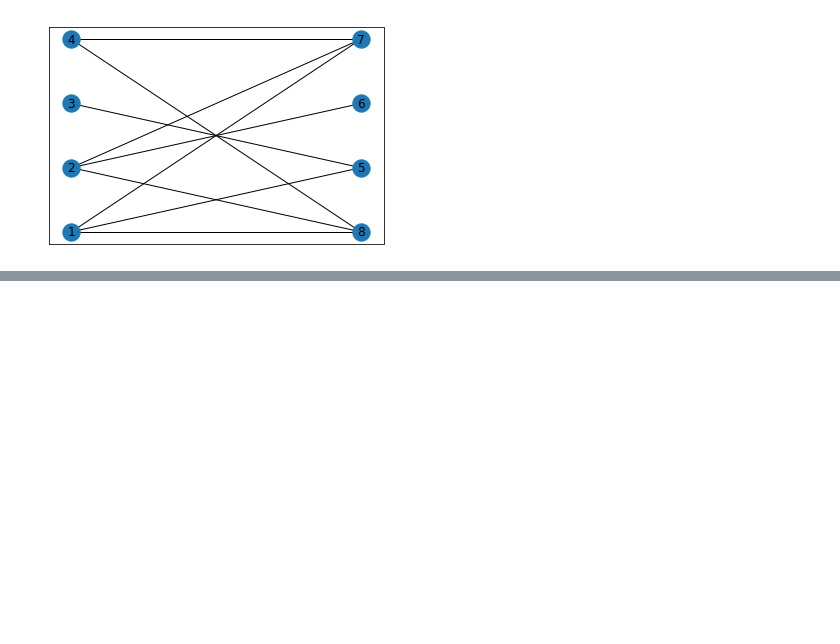
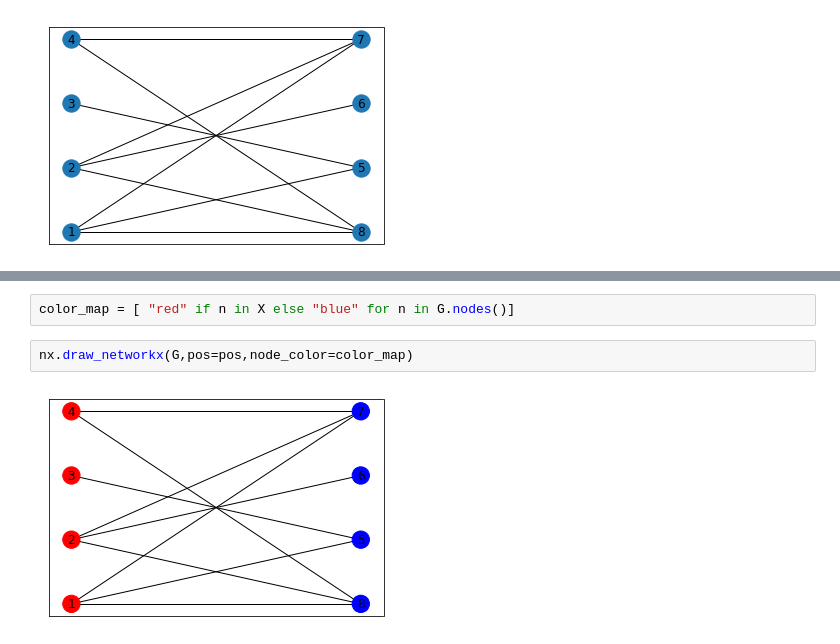
Before and after one commit to mutazag/sina, a Jupyter notebook: 01-bipartite.ipynb, the cells around one changed output, grey strips where cells are left out. Cells and saved outputs as stored; diff of their text form; blank space fills up the shorter version.

Commit message:
add color to bipartite graph visualisation

```diff
--- a/01-bipartite.ipynb
+++ b/01-bipartite.ipynb
@@ -61,0 +70,6 @@ nx.draw_networkx(G,pos=pos)
+# %%
+color_map = [ "red" if n in X else "blue" for n in G.nodes()]
+# %%
+nx.draw_networkx(G,pos=pos,node_color=color_map)
+# %% [output]
+[figure, added]
```
Also changed, not shown: parts of 2 cells of this notebook.
